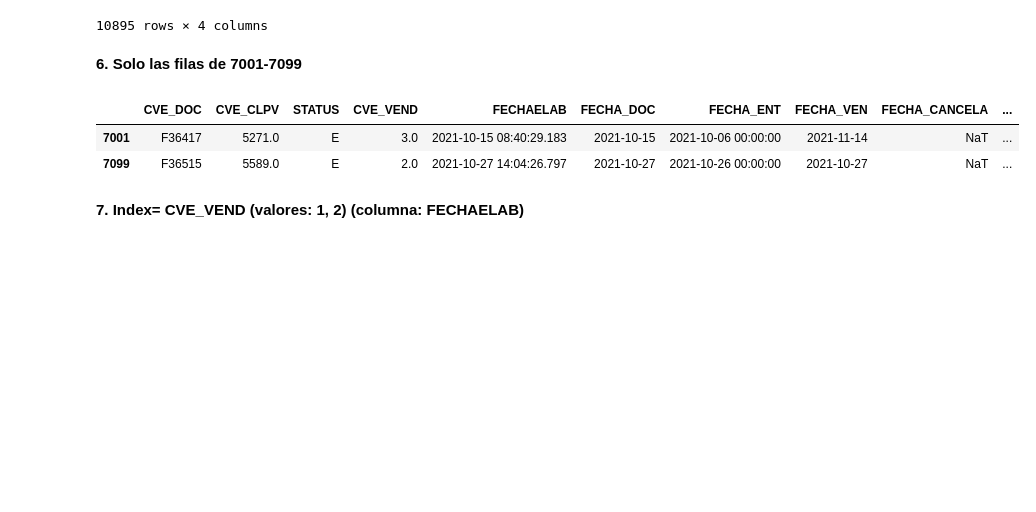
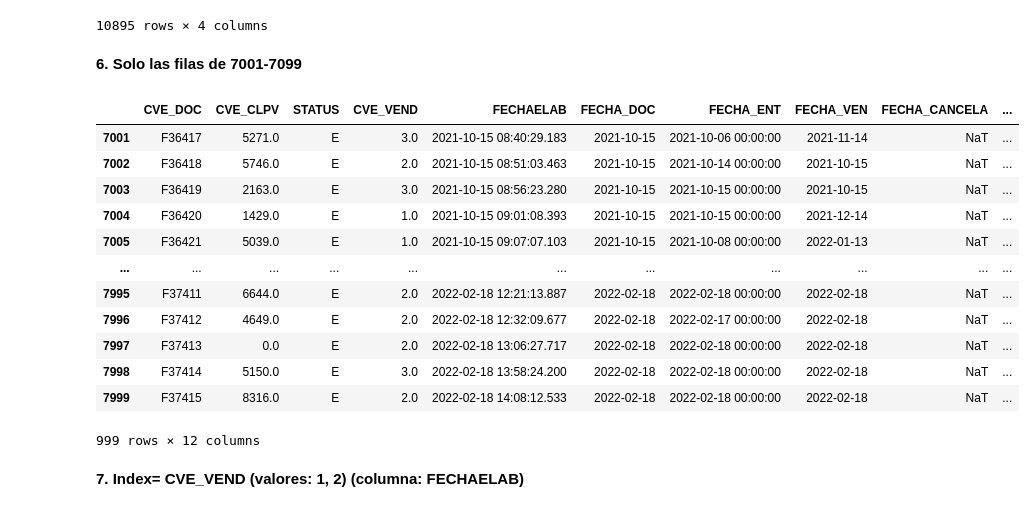
Before and after one commit to caroSF1/Extracci-n-de-datos, a Jupyter notebook: Act1_2_Extracción_Datos.ipynb, the cells around one changed output. Cells and saved outputs as stored; diff of their text form; code cells hidden in the pictures; blank space fills up the shorter version.

```diff
--- a/Act1_2_Extracción_Datos.ipynb
+++ b/Act1_2_Extracción_Datos.ipynb
@@ -108,12 +108,22 @@ fil5
 # %% [markdown]
 **6. Solo las filas de 7001-7099**
 # %%
-fil6 = df.iloc[ [7001, 7099] , : ]
+fil6 = df.iloc[7001:8000,: ]
 fil6
 # %% [output]
 |  | CVE_DOC | CVE_CLPV | STATUS | CVE_VEND | FECHAELAB | FECHA_DOC | FECHA_ENT | FECHA_VEN | FECHA_CANCELA | ... |
 | 7001 | F36417 | 5271.0 | E | 3.0 | 2021-10-15 08:40:29.183 | 2021-10-15 | 2021-10-06 00:00:00 | 2021-11-14 | NaT | ... |
-| 7099 | F36515 | 5589.0 | E | 2.0 | 2021-10-27 14:04:26.797 | 2021-10-27 | 2021-10-26 00:00:00 | 2021-10-27 | NaT | ... |
+| 7002 | F36418 | 5746.0 | E | 2.0 | 2021-10-15 08:51:03.463 | 2021-10-15 | 2021-10-14 00:00:00 | 2021-10-15 | NaT | ... |
+| 7003 | F36419 | 2163.0 | E | 3.0 | 2021-10-15 08:56:23.280 | 2021-10-15 | 2021-10-15 00:00:00 | 2021-10-15 | NaT | ... |
+| 7004 | F36420 | 1429.0 | E | 1.0 | 2021-10-15 09:01:08.393 | 2021-10-15 | 2021-10-15 00:00:00 | 2021-12-14 | NaT | ... |
+| 7005 | F36421 | 5039.0 | E | 1.0 | 2021-10-15 09:07:07.103 | 2021-10-15 | 2021-10-08 00:00:00 | 2022-01-13 | NaT | ... |
+| ... | ... | ... | ... | ... | ... | ... | ... | ... | ... | ... |
+| 7995 | F37411 | 6644.0 | E | 2.0 | 2022-02-18 12:21:13.887 | 2022-02-18 | 2022-02-18 00:00:00 | 2022-02-18 | NaT | ... |
+| 7996 | F37412 | 4649.0 | E | 2.0 | 2022-02-18 12:32:09.677 | 2022-02-18 | 2022-02-17 00:00:00 | 2022-02-18 | NaT | ... |
+| 7997 | F37413 | 0.0 | E | 2.0 | 2022-02-18 13:06:27.717 | 2022-02-18 | 2022-02-18 00:00:00 | 2022-02-18 | NaT | ... |
+| 7998 | F37414 | 5150.0 | E | 3.0 | 2022-02-18 13:58:24.200 | 2022-02-18 | 2022-02-18 00:00:00 | 2022-02-18 | NaT | ... |
+| 7999 | F37415 | 8316.0 | E | 2.0 | 2022-02-18 14:08:12.533 | 2022-02-18 | 2022-02-18 00:00:00 | 2022-02-18 | NaT | ... |
+999 rows × 12 columns
 # %% [markdown]
 **7. Index= CVE_VEND (valores: 1, 2)  (columna: FECHAELAB)**
 # %%
```
